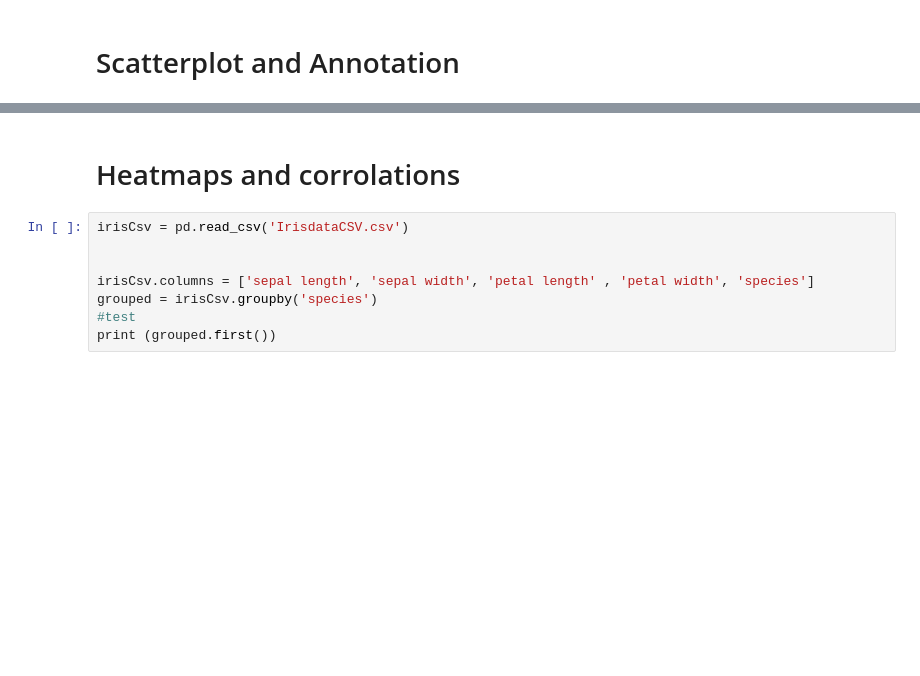
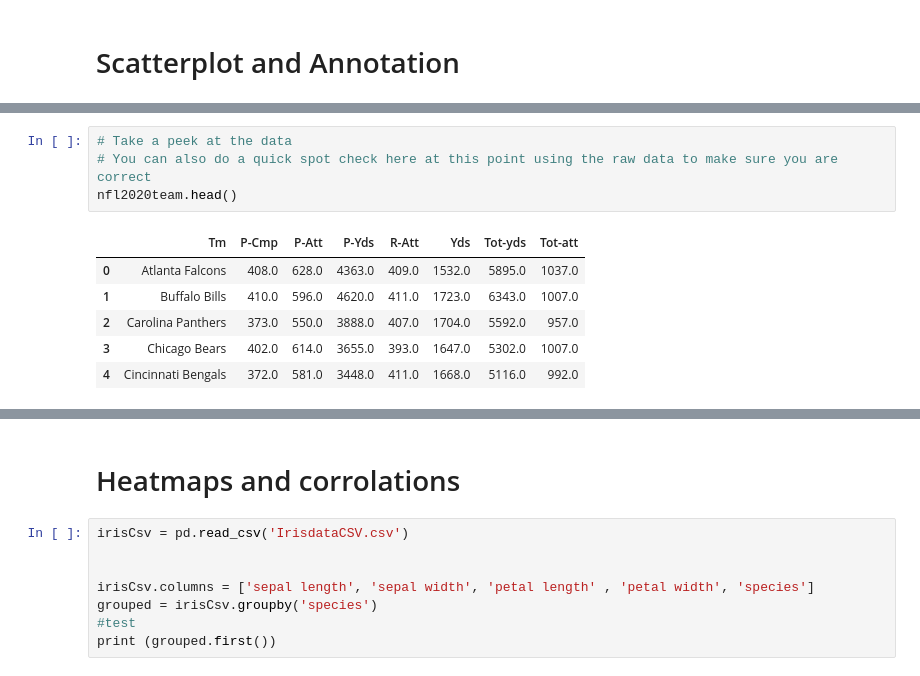
Before and after one commit to Lynch08/Fundementals_Of_Data_Analysis, a Jupyter notebook: pyplot.ipynb, the cells around one changed output, grey strips where cells are left out. Saved outputs shown, nothing was run; the diff lists cells and outputs as text; blank space fills up the shorter version.

```diff
--- a/pyplot.ipynb
+++ b/pyplot.ipynb
@@ -212,0 +180,11 @@ plt.show()
+# %%
+# Take a peek at the data
+# You can also do a quick spot check here at this point using the raw data to make sure you are correct
+nfl2020team.head()
+# %% [output]
+|  | Tm | P-Cmp | P-Att | P-Yds | R-Att | Yds | Tot-yds | Tot-att |
+| 0 | Atlanta Falcons | 408.0 | 628.0 | 4363.0 | 409.0 | 1532.0 | 5895.0 | 1037.0 |
+| 1 | Buffalo Bills | 410.0 | 596.0 | 4620.0 | 411.0 | 1723.0 | 6343.0 | 1007.0 |
+| 2 | Carolina Panthers | 373.0 | 550.0 | 3888.0 | 407.0 | 1704.0 | 5592.0 | 957.0 |
+| 3 | Chicago Bears | 402.0 | 614.0 | 3655.0 | 393.0 | 1647.0 | 5302.0 | 1007.0 |
+| 4 | Cincinnati Bengals | 372.0 | 581.0 | 3448.0 | 411.0 | 1668.0 | 5116.0 | 992.0 |
```
Also changed, not shown: parts of 23 cells of this notebook, 5 other files.
